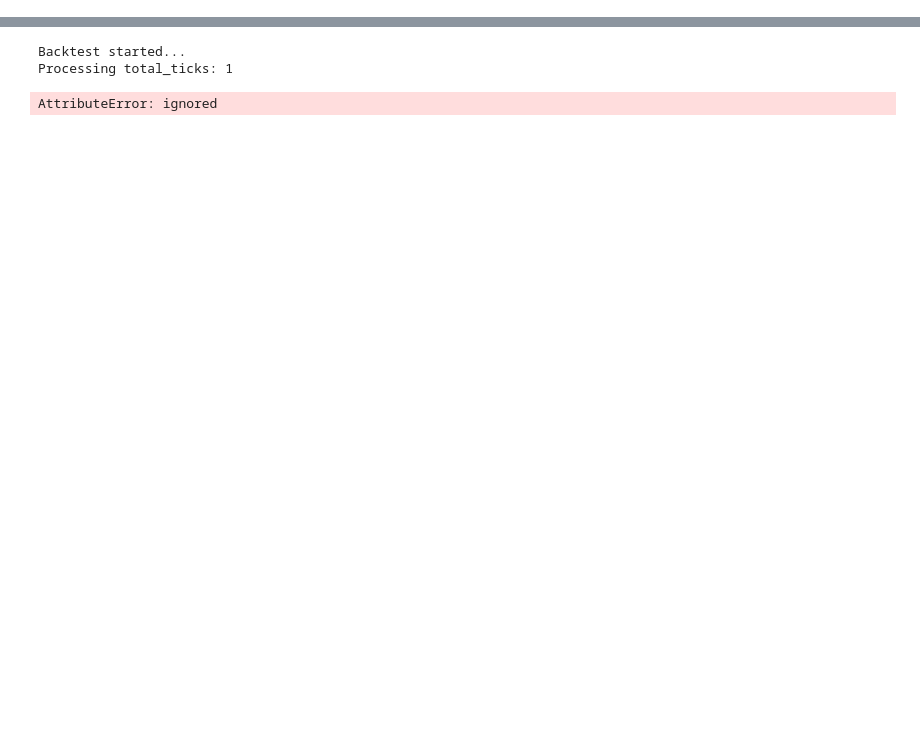
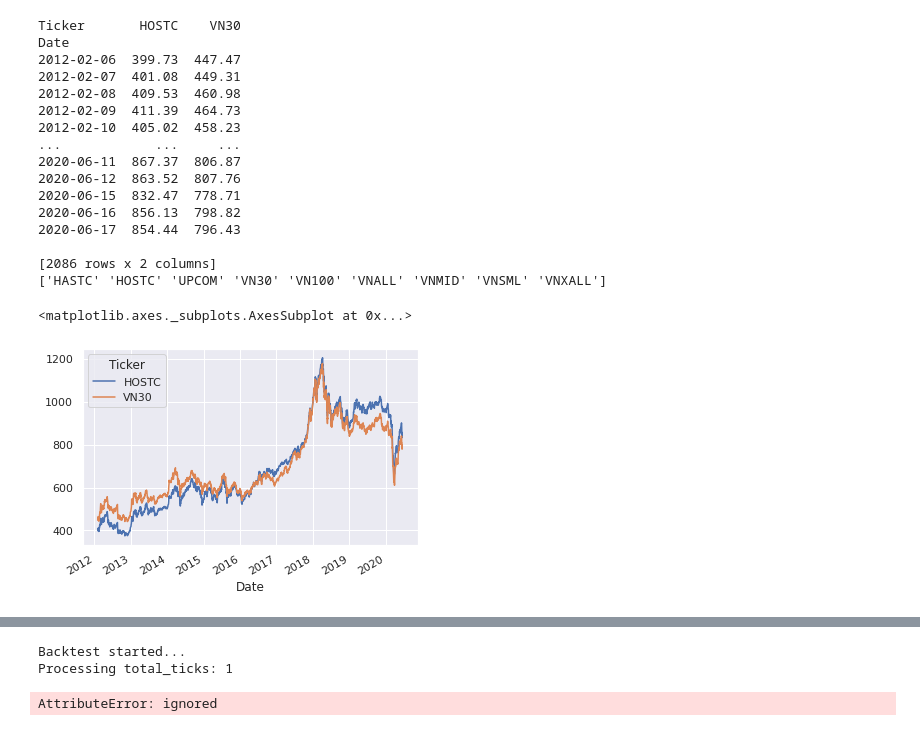
Before and after one commit to lf2foce/quant, a Jupyter notebook: iterrows_test_multiple_Stock.ipynb, the cells around one changed output, grey strips where cells are left out. Saved outputs shown, nothing was run; the diff lists cells and outputs as text; code cells hidden in the pictures; blank space fills up the shorter version.

```diff
--- a/iterrows_test_multiple_Stock.ipynb
+++ b/iterrows_test_multiple_Stock.ipynb
@@ -6,3 +9,32 @@
+# %%
+%matplotlib inline
+import matplotlib.pyplot as plt
+
+index_price = pd.read_excel('/content/drive/My Drive/data_analyst/index_price.xlsx')[['Date','Ticker', 'Close']]
+benchmark_price = index_price[index_price['Ticker'].isin(['HOSTC', 'VN30'])].pivot(columns='Ticker', index='Date', values='Close').dropna()
+print(benchmark_price)
+list  = index_price['Ticker'].unique()
+print(list)
+benchmark_price.plot()
+# %% [output]
+Ticker       HOSTC    VN30
+Date
+2012-02-06  399.73  447.47
+2012-02-07  401.08  449.31
+2012-02-08  409.53  460.98
+2012-02-09  411.39  464.73
+2012-02-10  405.02  458.23
+...            ...     ...
+2020-06-11  867.37  806.87
+2020-06-12  863.52  807.76
+2020-06-15  832.47  778.71
+2020-06-16  856.13  798.82
+2020-06-17  854.44  796.43
+
+[2086 rows x 2 columns]
+['HASTC' 'HOSTC' 'UPCOM' 'VN30' 'VN100' 'VNALL' 'VNMID' 'VNSML' 'VNXALL']
+<matplotlib.axes._subplots.AxesSubplot at 0x...>
+[figure, added]
 # %%
 %%time
 import pandas as pd
```
Also changed, not shown: parts of 7 cells of this notebook.
